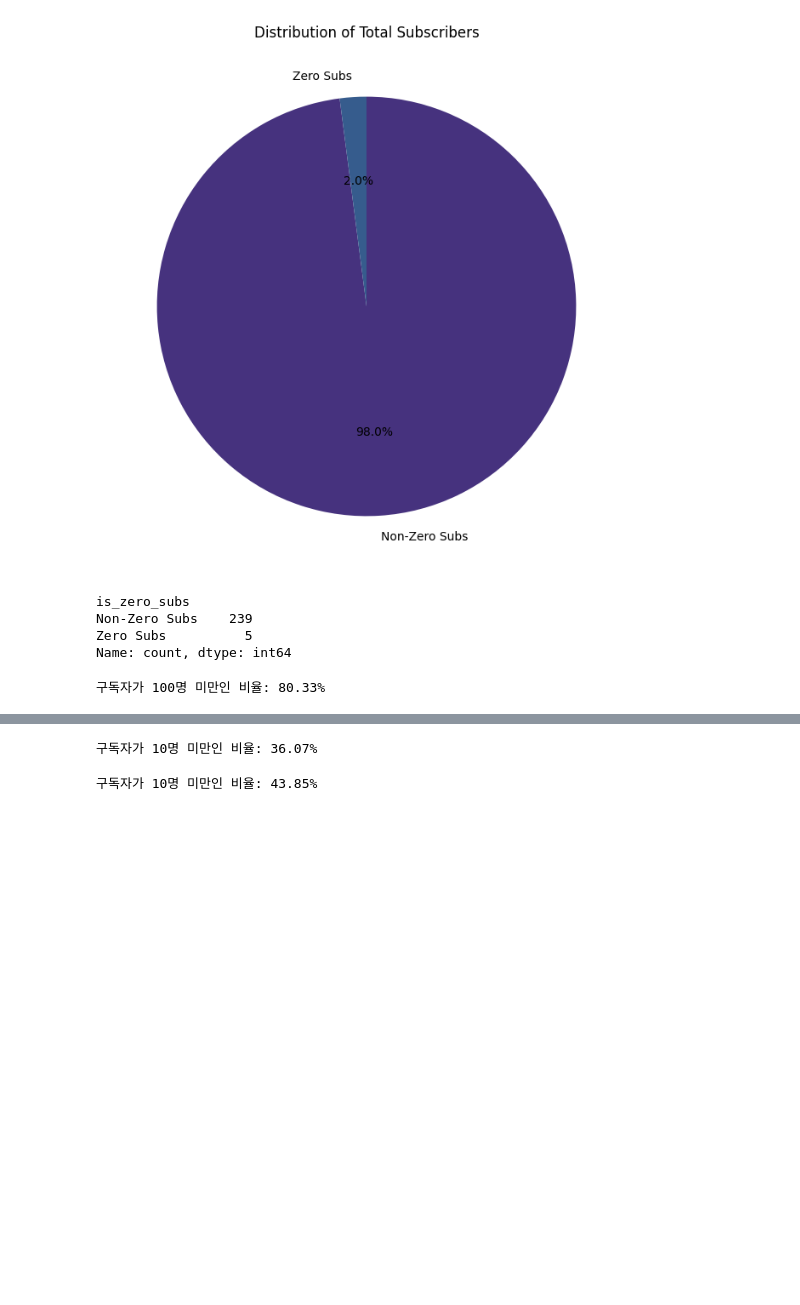
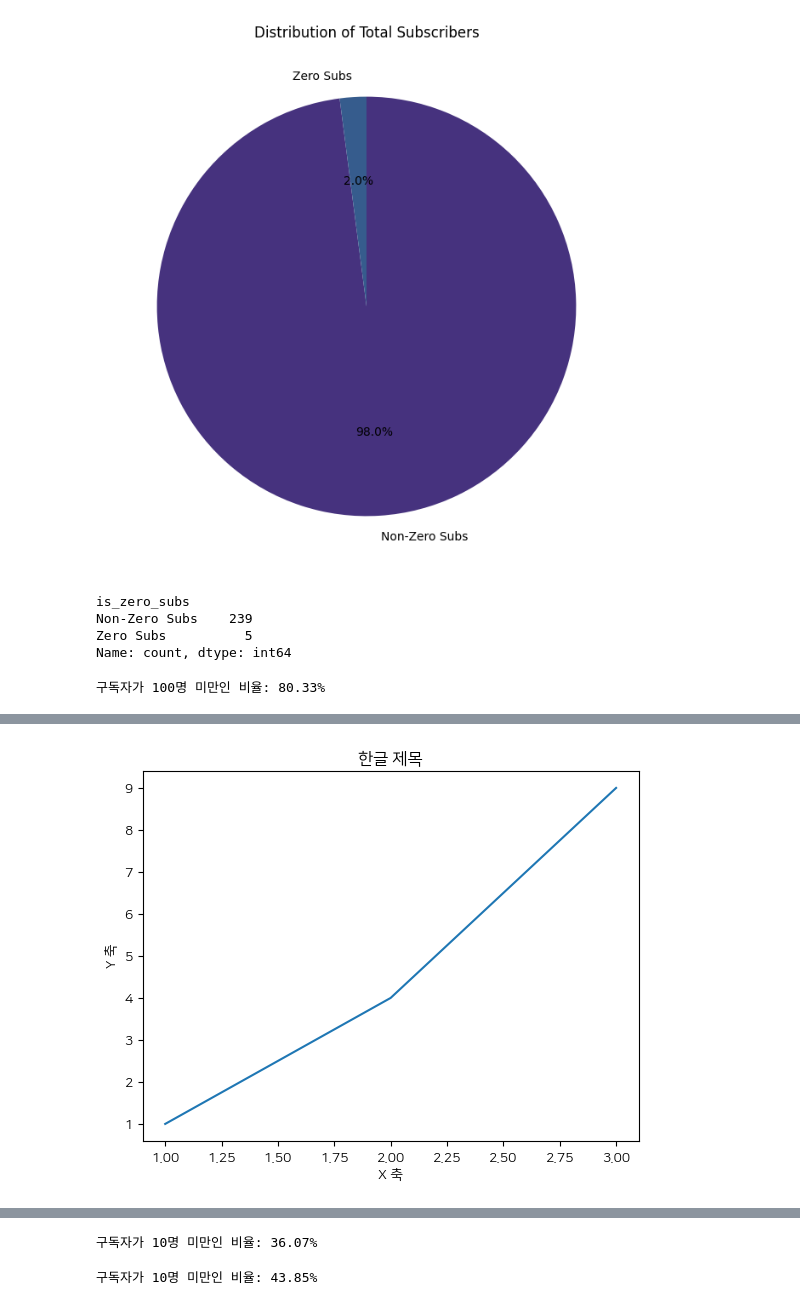
Before and after one commit to songye38/2024_GenAI_crawling, a Jupyter notebook: EDA/version1.ipynb, the cells around one changed output, grey strips where cells are left out. Cells and saved outputs as stored; diff of their text form; code cells hidden in the pictures; blank space fills up the shorter version.

```diff
--- a/EDA/version1.ipynb
+++ b/EDA/version1.ipynb
@@ -143,0 +149,3 @@ print(f"구독자가 100명 미만인 비율: {subs_less_than_5_ratio:.2%}")
+# %%
+# 폰트 설정
+plt.rcParams['font.family'] = 'NanumSquareOTFRegular'
@@ -143,0 +179,25 @@ print(f"구독자가 100명 미만인 비율: {subs_less_than_5_ratio:.2%}")
+# %%
+import matplotlib.pyplot as plt
+
+
+import matplotlib.pyplot as plt
+import matplotlib.font_manager as fm
+
+# 나눔글꼴 경로 설정
+font_path = "/Library/Fonts/NanumSquareOTFRegular.otf"
+
+# 폰트 이름 가져오기
+font_name = fm.FontProperties(fname=font_path).get_name()
+
+# 폰트 설정
+plt.rc('font', family=font_name)
+
+
+# 그래프 그리기
+plt.plot([1, 2, 3], [1, 4, 9])
+plt.title('한글 제목')
+plt.xlabel('X 축')
+plt.ylabel('Y 축')
+plt.show()
+# %% [output]
+[figure, added]
```
Also changed, not shown: parts of 3 cells of this notebook.
